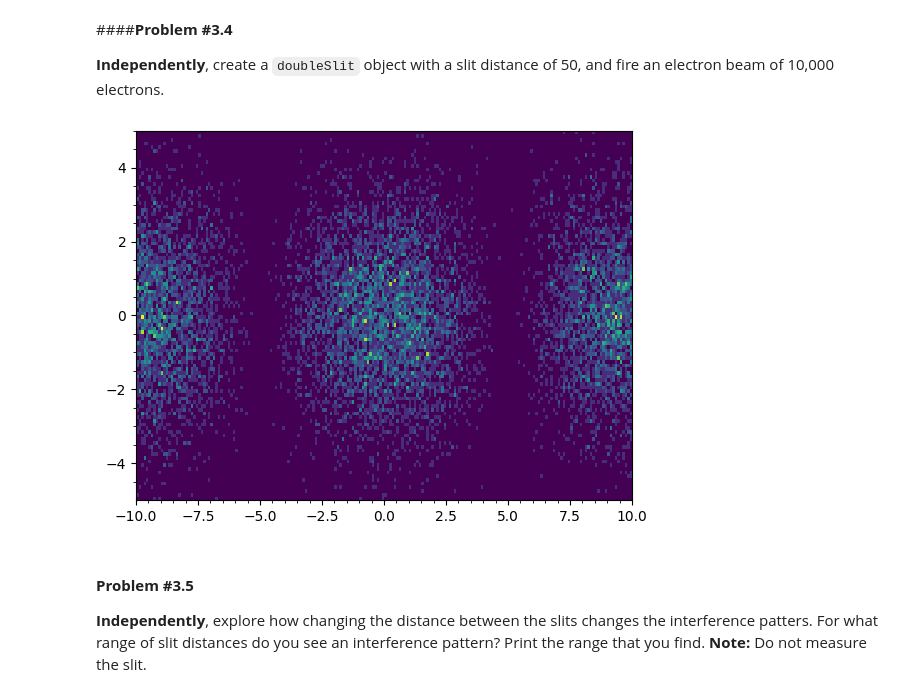
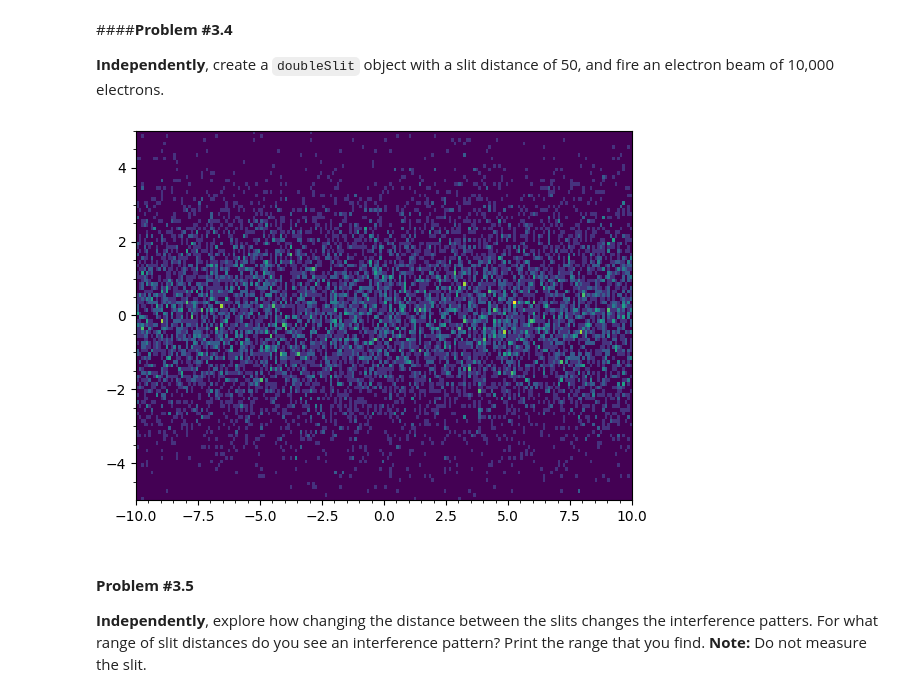
Before and after one commit to jyotiraj-code/qubitxqubit, a Jupyter notebook: QxQ_YLC_Week_4_Lab_[Jyotiraj].ipynb, the cells around one changed output. Saved outputs shown, nothing was run; the diff lists cells and outputs as text; code cells hidden in the pictures.

```diff
--- a/QxQ_YLC_Week_4_Lab_[Jyotiraj].ipynb
+++ b/QxQ_YLC_Week_4_Lab_[Jyotiraj].ipynb
@@ -379,12 +377,12 @@ my_experiment.show_screen()
 **Independently**, create a `doubleSlit` object with a slit distance of 50, and fire an electron beam of 10,000 electrons.
 # %%
 # COMPLETE THIS CODE
-my_experiment = doubleSlit()
+my_experiment = doubleSlit(slit_dist=50)
+my_experiment.clear_screen()
 my_experiment.electron_beam(num_electrons=10000)
-my_experiment.slit_dist=50
 my_experiment.show_screen()
 # %% [output]
-[figure, old version]
+[figure, new version]
 # %% [markdown]
 #### **Problem #3.5**
 **Independently**, explore how changing the distance between the slits changes the interference patters. For what range of slit distances do you see an interference pattern? Print the range that you find. **Note:** Do not measure the slit.
```
Also changed, not shown: parts of 15 cells of this notebook.
